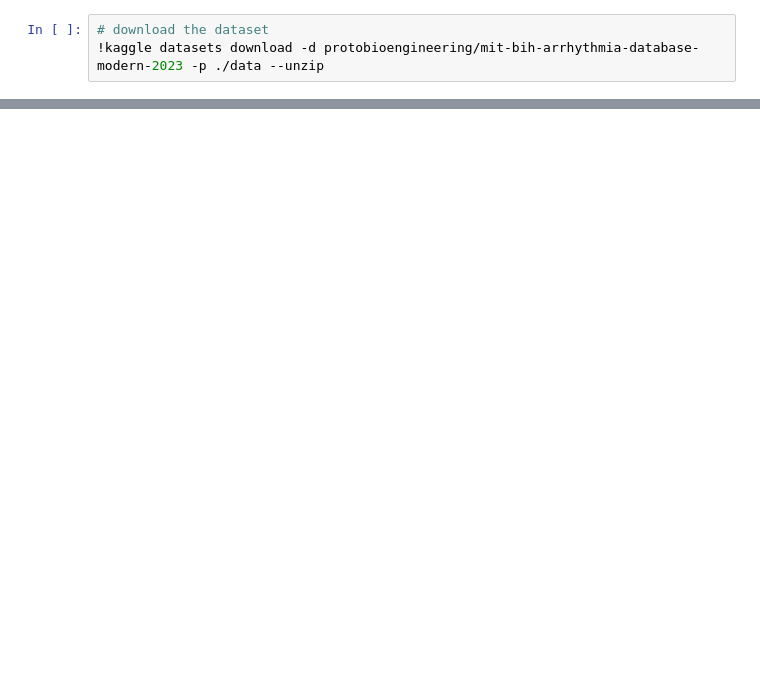
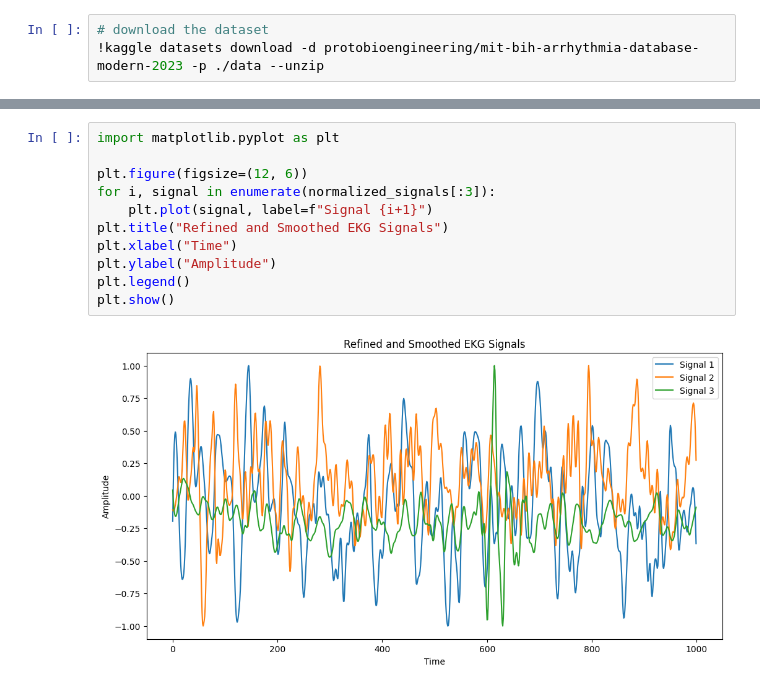
Before and after one commit to mzqan/ekg-signal-processing, a Jupyter notebook: ekg_data_preprocessing.ipynb, the cells around one changed output, grey strips where cells are left out. Cells and saved outputs as stored; diff of their text form; blank space fills up the shorter version.

```diff
--- a/ekg_data_preprocessing.ipynb
+++ b/ekg_data_preprocessing.ipynb
@@ -77,0 +191,13 @@ smoothed_signals = [savgol_filter(signal, window_length=11, polyorder=3) for sig
+# %%
+import matplotlib.pyplot as plt
+
+plt.figure(figsize=(12, 6))
+for i, signal in enumerate(normalized_signals[:3]):
+    plt.plot(signal, label=f"Signal {i+1}")
+plt.title("Refined and Smoothed EKG Signals")
+plt.xlabel("Time")
+plt.ylabel("Amplitude")
+plt.legend()
+plt.show()
+# %% [output]
+[figure, added]
```
Also changed, not shown: parts of 18 cells of this notebook.
